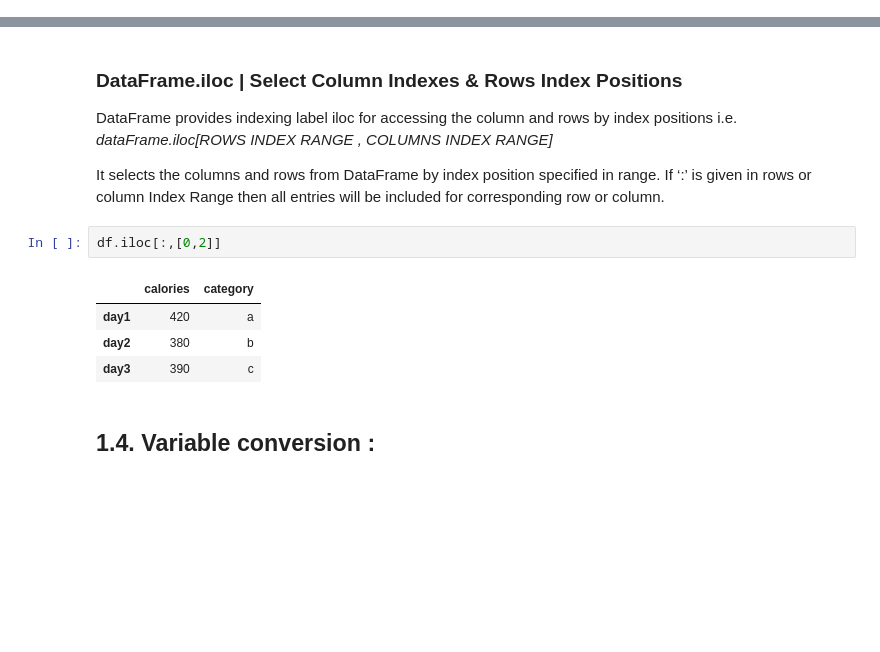
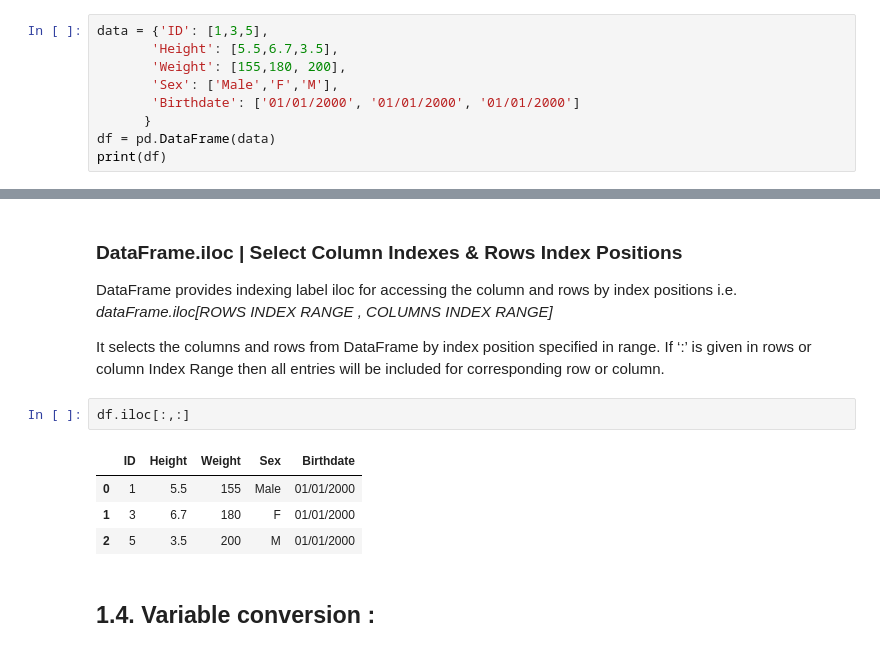
Before and after one commit to lrnv/inf-prof, a Jupyter notebook: 2_intro_to_panda/lecture.ipynb, the cells around one changed output, grey strips where cells are left out. Cells and saved outputs as stored; diff of their text form; blank space fills up the shorter version.

```diff
--- a/2_intro_to_panda/lecture.ipynb
+++ b/2_intro_to_panda/lecture.ipynb
@@ -73,2 +78,11 @@ dfObj = pd.DataFrame(students, columns = ['Name' , 'Age', 'City'], index=['a', '
 # %% [markdown]
 **Exercise:** Create a dataframe that stores in one row the person ID, height, weight, sex  and  birthdate. Add at least three examples
+# %%
+data = {'ID': [1,3,5],
+       'Height': [5.5,6.7,3.5],
+       'Weight': [155,180, 200],
+       'Sex': ['Male','F','M'],
+       'Birthdate': ['01/01/2000', '01/01/2000', '01/01/2000']
+      }
+df = pd.DataFrame(data)
+print(df)
@@ -127,12 +191,12 @@ DataFrame provides indexing label iloc for accessing the column and rows by inde
 
 It selects the columns and rows from DataFrame by index position specified in range. If ‘:’ is given in rows or column Index Range then all entries will be included for corresponding row or column.
 # %%
-df.iloc[:,[0,2]]
+df.iloc[:,:]
 # %% [output]
-|  | calories | category |
-| day1 | 420 | a |
-| day2 | 380 | b |
-| day3 | 390 | c |
+|  | ID | Height | Weight | Sex | Birthdate |
+| 0 | 1 | 5.5 | 155 | Male | 01/01/2000 |
+| 1 | 3 | 6.7 | 180 | F | 01/01/2000 |
+| 2 | 5 | 3.5 | 200 | M | 01/01/2000 |
 # %% [markdown]
 ## 1.4. Variable conversion :
 # %%
```
Also changed, not shown: parts of 23 cells of this notebook.
